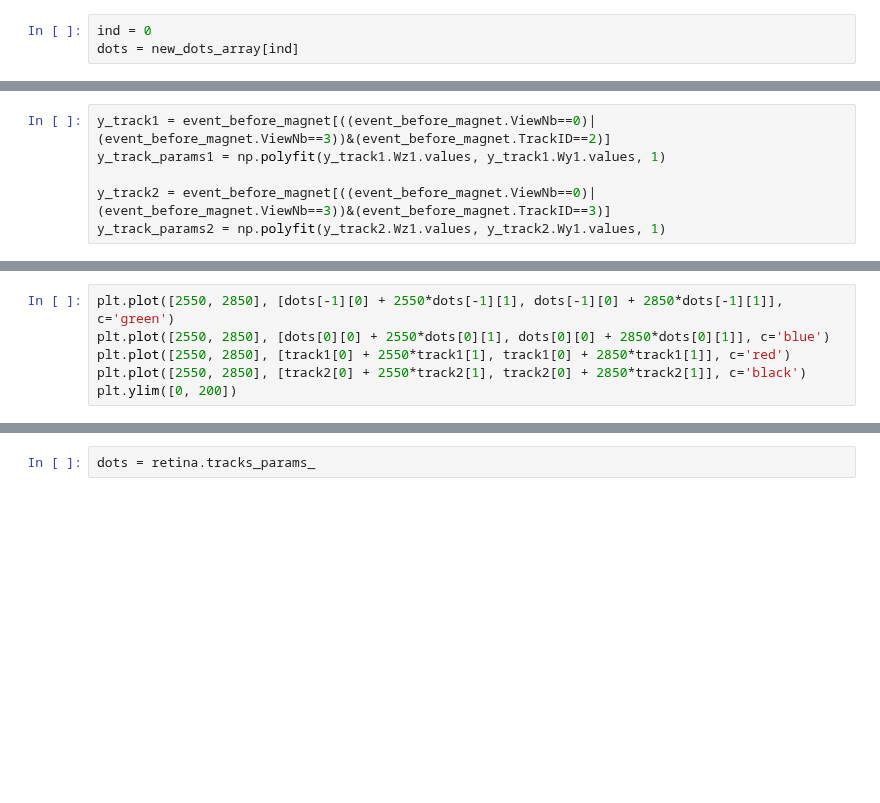
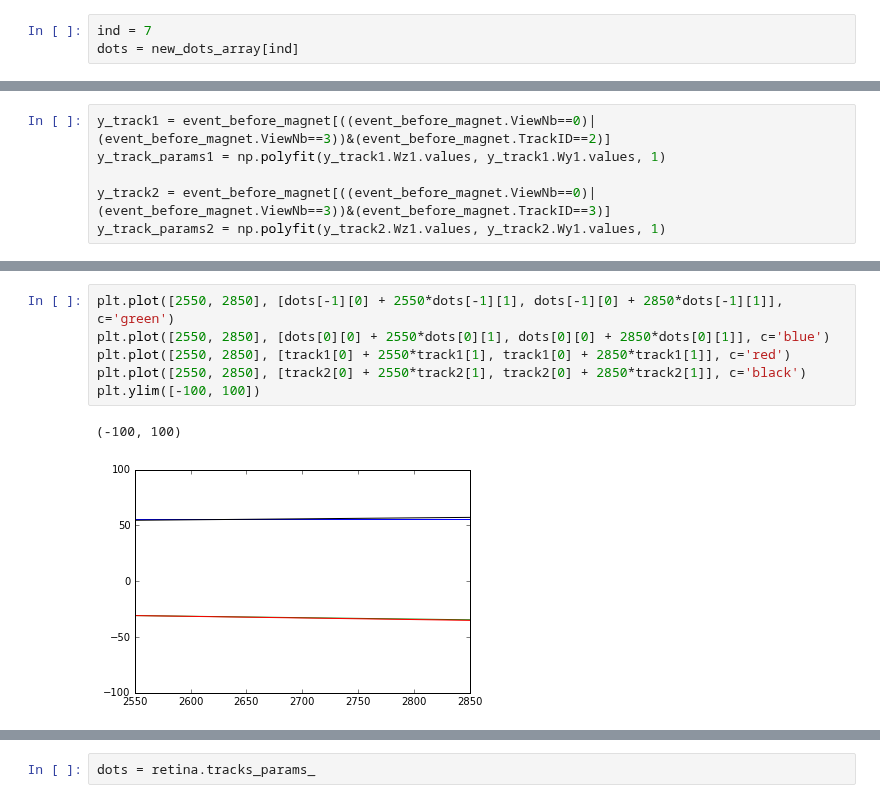
Before and after one commit to hushchyn-mikhail/ship_tracking_summer2016, a Jupyter notebook: notebooks/Retina_demonstration2.ipynb, the cells around one changed output, grey strips where cells are left out. Drawn from its saved outputs; the diff is of its cells as text; blank space fills up the shorter version.

```diff
--- a/notebooks/Retina_demonstration2.ipynb
+++ b/notebooks/Retina_demonstration2.ipynb
@@ -185,5 +194,5 @@ plt.title('x0-y0')
 # %%
-ind = 0
+ind = 7
 dots = new_dots_array[ind]
 # %%
 artificial_retina_response(dots[-1], art_event[['Wx1', 'Wy1', 'Wz', 'Wx2', 'Wy2', 'Wz']].values, 1)
@@ -209,8 +228,11 @@ plt.plot([2550, 2850], [y_track_params2[1] + 2550*y_track_params2[0], y_track_pa
 # %%
 plt.plot([2550, 2850], [dots[-1][0] + 2550*dots[-1][1], dots[-1][0] + 2850*dots[-1][1]], c='green')
 plt.plot([2550, 2850], [dots[0][0] + 2550*dots[0][1], dots[0][0] + 2850*dots[0][1]], c='blue')
 plt.plot([2550, 2850], [track1[0] + 2550*track1[1], track1[0] + 2850*track1[1]], c='red')
 plt.plot([2550, 2850], [track2[0] + 2550*track2[1], track2[0] + 2850*track2[1]], c='black')
-plt.ylim([0, 200])
+plt.ylim([-100, 100])
+# %% [output]
+(-100, 100)
+[figure, added]
 # %%
 retina.labels_
```
Also changed, not shown: parts of 30 cells of this notebook, 1 other file.
